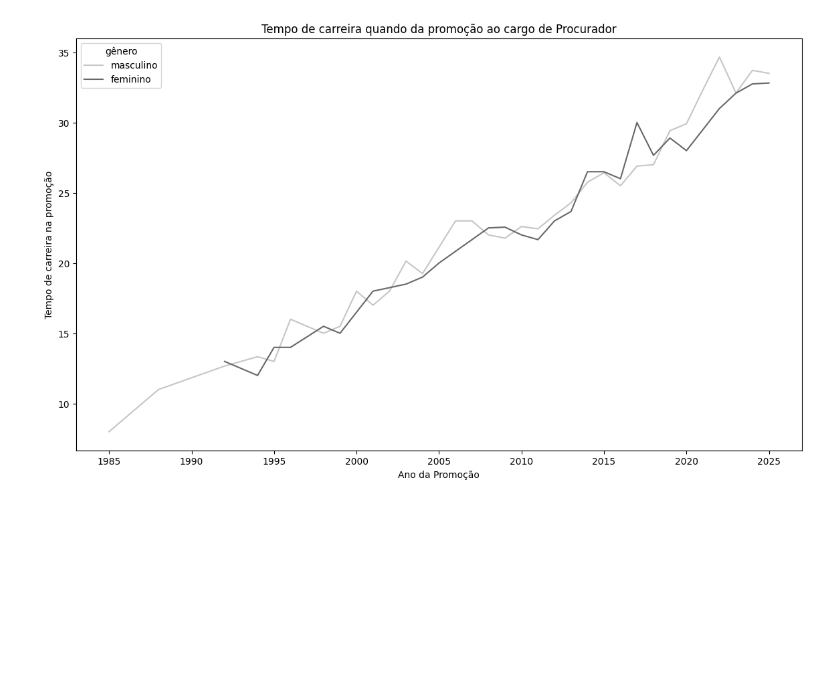
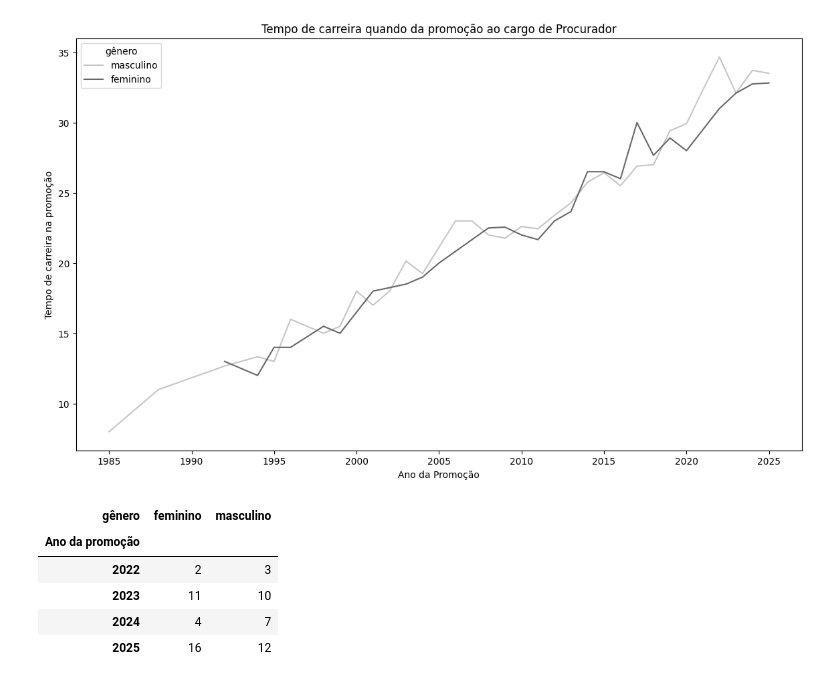
Before and after one commit to jespimentel/perfil_procuradoria_mpsp, a Jupyter notebook: perfil_procuradoria_2025.ipynb, the cells around one changed output. Drawn from its saved outputs; the diff is of its cells as text; code cells hidden in the pictures; blank space fills up the shorter version.

```diff
--- a/perfil_procuradoria_2025.ipynb
+++ b/perfil_procuradoria_2025.ipynb
@@ -240,3 +240,14 @@ plt.savefig('/content/drive/MyDrive/Datasets/listas_de_antiguidade/lineplot_temp
 plt.show()
 # %% [output]
 [figure]
+# %%
+df_2022_em_diante = df[df['Ano da promoção'] >= 2022]
+df_promocoes_recentes = df_2022_em_diante.groupby(['Ano da promoção', 'gênero'])['Nome'].count().unstack()
+df_promocoes_recentes
+# %% [output]
+| gênero | feminino | masculino |
+| Ano da promoção |  |  |
+| 2022 | 2 | 3 |
+| 2023 | 11 | 10 |
+| 2024 | 4 | 7 |
+| 2025 | 16 | 12 |
```
Also changed, not shown: parts of 1 cell of this notebook.
